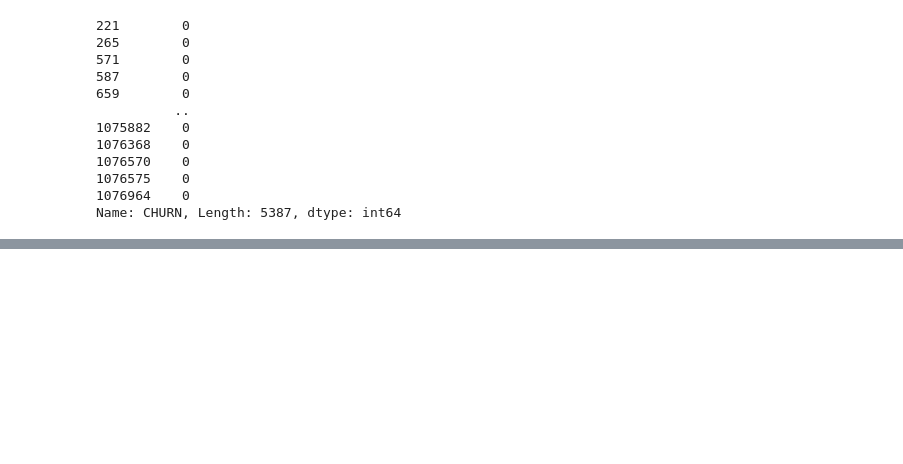
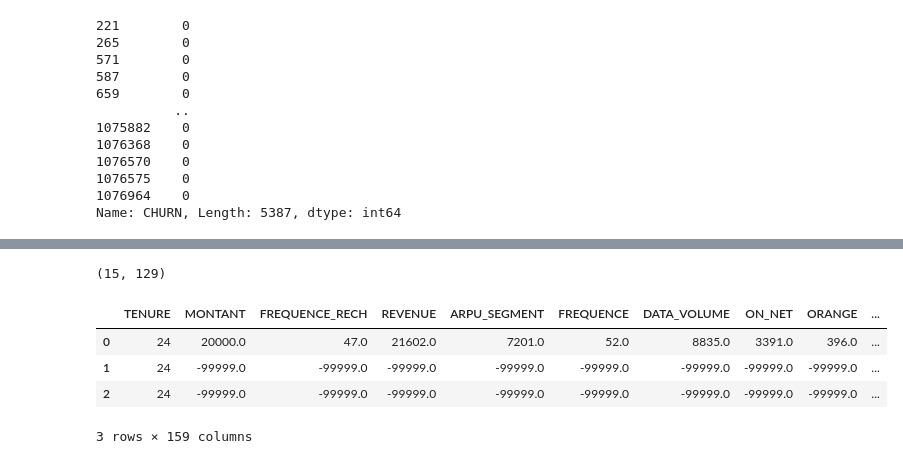
Before and after one commit to MGASALUCAS/Notebooks-Collection, a Jupyter notebook: ZindiChallenge1.ipynb, the cells around one changed output, grey strips where cells are left out. Cells and saved outputs as stored; diff of their text form; code cells hidden in the pictures; blank space fills up the shorter version.

```diff
--- a/ZindiChallenge1.ipynb
+++ b/ZindiChallenge1.ipynb
@@ -251,0 +379,29 @@ submission.to_csv('first_submission.csv', index = False)
+# %%
+def tenure(x):
+    'function to encode the Tenure based on the lowest amount of month spent'
+    if x == 'K > 24 month':
+        return 24
+    elif x == 'H 15-18 month':
+        return 15
+    elif x == 'G 12-15 month':
+        return 12
+    elif x == 'J 21-24 month':
+        return 21
+    elif x == 'I 18-21 month':
+        return 18
+    elif x == 'E 6-9 month':
+        return 6
+    elif x == 'F 9-12 month':
+        return 9
+    elif x == 'D 3-6 month':
+        return 3
+    else:
+        pass
+# %%
+data.TENURE = data.TENURE.apply(tenure)
+# %%
+categ = ['REGION','TOP_PACK']
+# %%
+len(data.REGION.unique()), len(data.TOP_PACK.unique())
+# %% [output]
+(15, 129)
@@ -251,0 +410,8 @@ submission.to_csv('first_submission.csv', index = False)
+# %%
+data.head(3)
+# %% [output]
+|  | TENURE | MONTANT | FREQUENCE_RECH | REVENUE | ARPU_SEGMENT | FREQUENCE | DATA_VOLUME | ON_NET | ORANGE | ... |
+| 0 | 24 | 20000.0 | 47.0 | 21602.0 | 7201.0 | 52.0 | 8835.0 | 3391.0 | 396.0 | ... |
+| 1 | 24 | -99999.0 | -99999.0 | -99999.0 | -99999.0 | -99999.0 | -99999.0 | -99999.0 | -99999.0 | ... |
+| 2 | 24 | -99999.0 | -99999.0 | -99999.0 | -99999.0 | -99999.0 | -99999.0 | -99999.0 | -99999.0 | ... |
+3 rows × 159 columns
```
Also changed, not shown: parts of 64 cells of this notebook.
